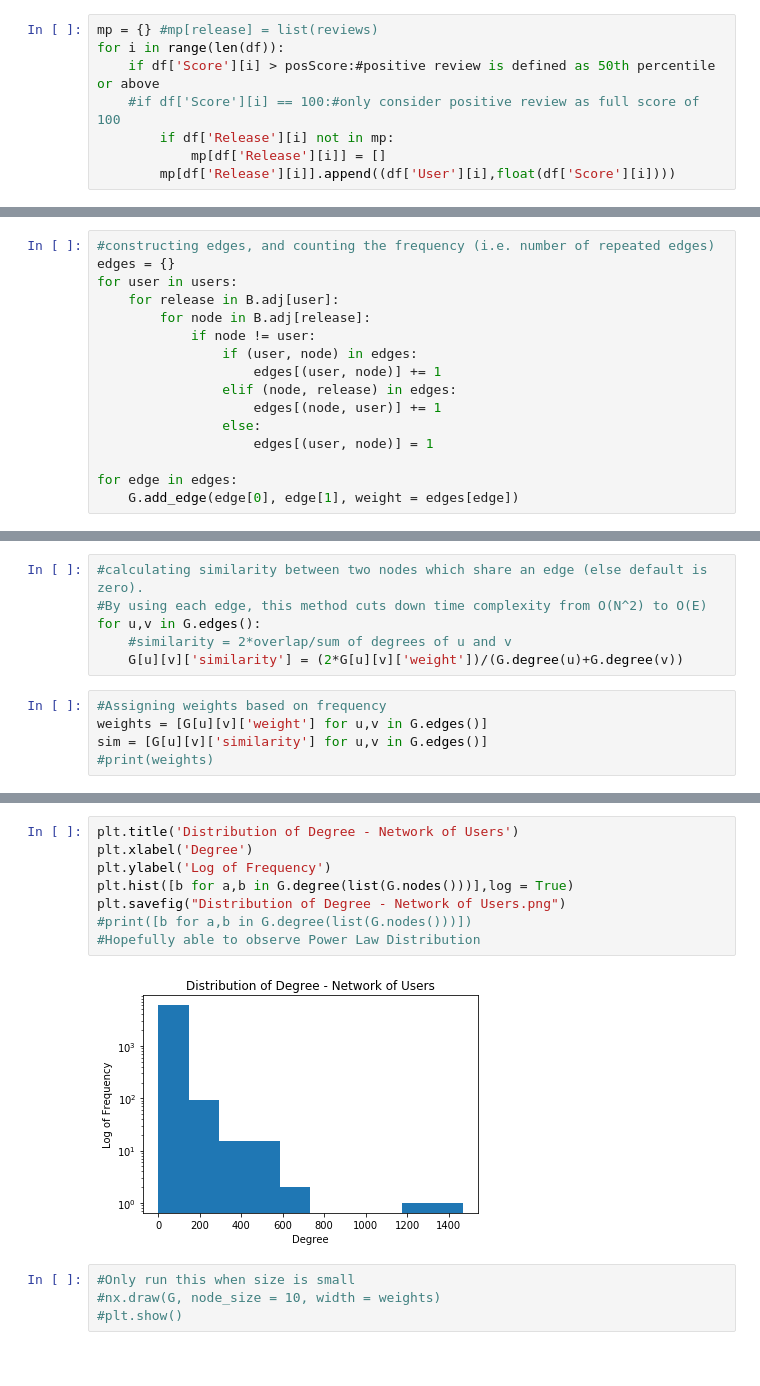
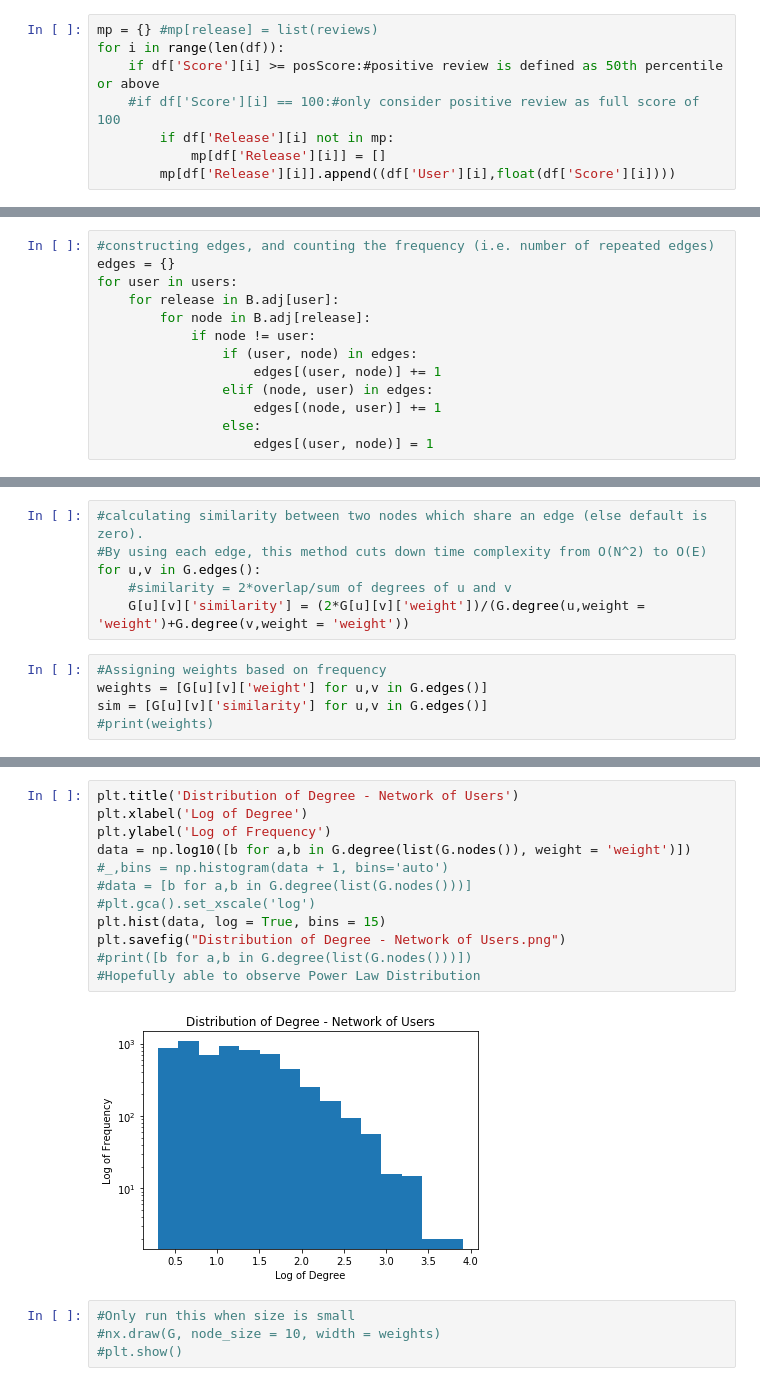
Before and after one commit to jzh001/Social-Network-Structure-in-Common-Interest-Communities, a Jupyter notebook: notebook.ipynb, the cells around one changed output, grey strips where cells are left out. Saved outputs shown, nothing was run; the diff lists cells and outputs as text.

```diff
--- a/notebook.ipynb
+++ b/notebook.ipynb
@@ -34,7 +36,7 @@ plt.savefig("Distribution of Score.png")
 # %%
 mp = {} #mp[release] = list(reviews)
 for i in range(len(df)):
-    if df['Score'][i] > posScore:#positive review is defined as 50th percentile or above
+    if df['Score'][i] >= posScore:#positive review is defined as 50th percentile or above
     #if df['Score'][i] == 100:#only consider positive review as full score of 100
         if df['Release'][i] not in mp:
             mp[df['Release'][i]] = []
@@ -58,10 +60,7 @@ for user in users:
             if node != user:
                 if (user, node) in edges:
                     edges[(user, node)] += 1
-                elif (node, release) in edges:
+                elif (node, user) in edges:
                     edges[(node, user)] += 1
                 else:
                     edges[(user, node)] = 1
-
-for edge in edges:
-    G.add_edge(edge[0], edge[1], weight = edges[edge])
@@ -74,7 +76,7 @@ Number of Releases Used = 23182
 #By using each edge, this method cuts down time complexity from O(N^2) to O(E)
 for u,v in G.edges():
     #similarity = 2*overlap/sum of degrees of u and v
-    G[u][v]['similarity'] = (2*G[u][v]['weight'])/(G.degree(u)+G.degree(v))
+    G[u][v]['similarity'] = (2*G[u][v]['weight'])/(G.degree(u,weight = 'weight')+G.degree(v,weight = 'weight'))
 # %%
 #Assigning weights based on frequency
 weights = [G[u][v]['weight'] for u,v in G.edges()]
@@ -107,13 +110,17 @@ Number of nodes = 6118
 # %%
 plt.title('Distribution of Degree - Network of Users')
-plt.xlabel('Degree')
+plt.xlabel('Log of Degree')
 plt.ylabel('Log of Frequency')
-plt.hist([b for a,b in G.degree(list(G.nodes()))],log = True)
+data = np.log10([b for a,b in G.degree(list(G.nodes()), weight = 'weight')])
+#_,bins = np.histogram(data + 1, bins='auto')
+#data = [b for a,b in G.degree(list(G.nodes()))]
+#plt.gca().set_xscale('log')
+plt.hist(data, log = True, bins = 15)
 plt.savefig("Distribution of Degree - Network of Users.png")
 #print([b for a,b in G.degree(list(G.nodes()))])
 #Hopefully able to observe Power Law Distribution
 # %% [output]
-[figure, old version]
+[figure, new version]
 # %%
 #Only run this when size is small
 #nx.draw(G, node_size = 10, width = weights)
```
Also changed, not shown: parts of 25 cells of this notebook.
